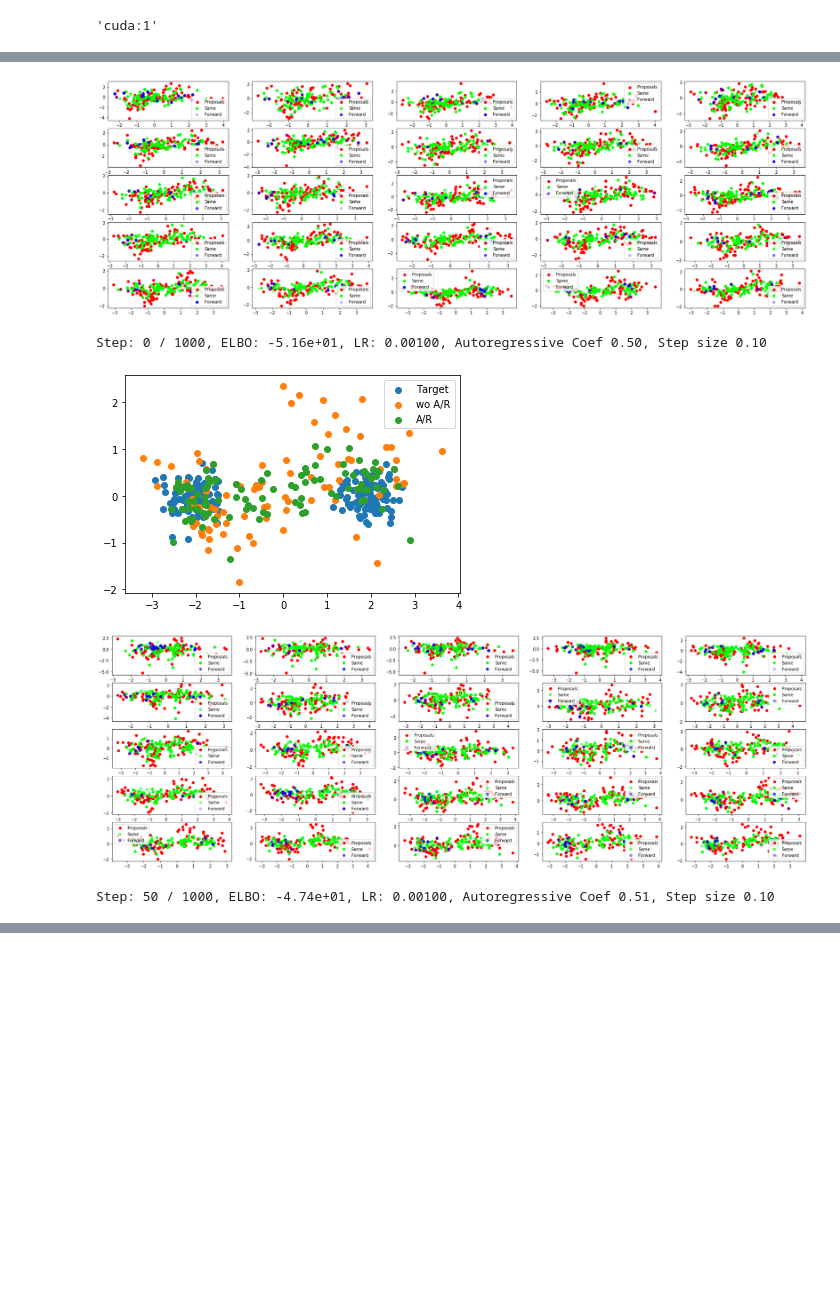
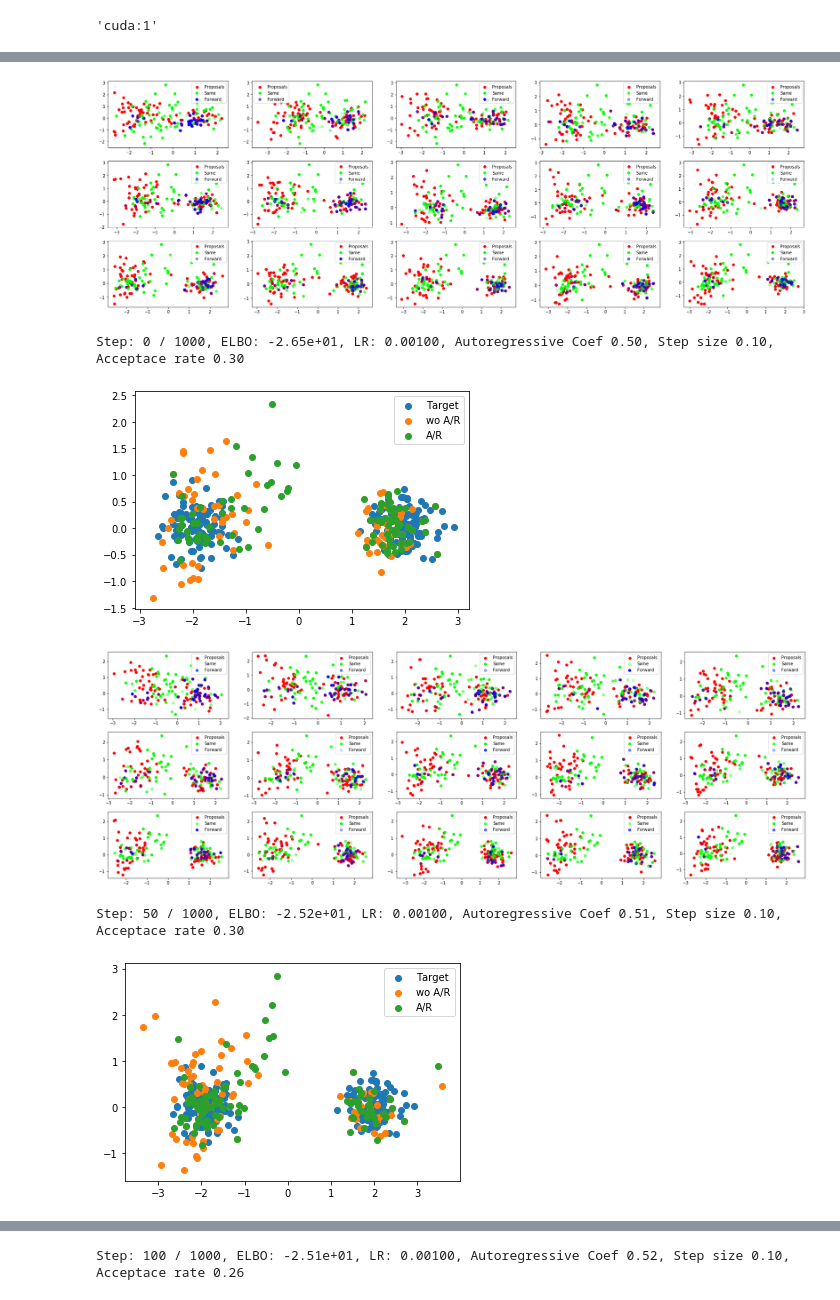
Before and after one commit to nkotelevskii/l2hmc_pytorch, a Jupyter notebook: l2hmc/our_alg-Copy1.ipynb, the cells around one changed output, grey strips where cells are left out. Saved outputs shown, nothing was run; the diff lists cells and outputs as text; code cells hidden in the pictures; blank space fills up the shorter version.

```diff
--- a/l2hmc/our_alg-Copy1.ipynb
+++ b/l2hmc/our_alg-Copy1.ipynb
@@ -37,8 +37,8 @@ network = Net
 # %%
 x_dim = 2  # dimensionality of data
 T = 3 # num of leapfrogs
-K = 25
-eps = 0.1
+K = 15
+eps = 0.1 #0.15
 
 mu = np.zeros(2,)
 mu = torch.tensor(mu, dtype=torch.float32).to(device)
@@ -57,7 +57,7 @@ pis = np.array([0.5, 0.5])
 distribution = GMM(mus, covs, pis, device=device)
 # distribution = Gaussian(mu, cov, device=device)
 
-dynamics = Dynamics(x_dim, distribution.get_energy_function(), T=T, eps=eps, net_factory=network, device=device)
+dynamics = Dynamics(x_dim, distribution.get_energy_function(), T=T, eps=eps, net_factory=network, device=device, eps_trainable=False)
 # %%
 S = distribution.get_samples(200)
 plt.title('Strongly Correlated Gaussian (SCG)')
@@ -111,10 +111,10 @@ for t in tqdm(range(n_batches)):
     for k in range(K):
         u = std_normal.sample(p_old.shape)
 #         pdb.set_trace()
-        z_prop, p_prop, log_alpha, z_new, log_jac, directions = propose(x=z_new, dynamics=dynamics,
+        z_prop, p_new_not_ref, log_alpha, z_new, log_jac, directions = propose(x=z_new, dynamics=dynamics,
                                                        init_v=p_new, do_mh_step=True, device=device, our_alg=True, use_barker=True)
         coeff = torch.sigmoid(autoregressive_coeff_logit)
-        p_new = p_prop * coeff + torch.sqrt(1. - coeff**2) * u
+        p_new = p_new_not_ref * coeff + torch.sqrt(1. - coeff**2) * u
         z_new = z_new[0]
 
         sum_log_alpha = sum_log_alpha + log_alpha
@@ -161,7 +161,7 @@ for t in tqdm(range(n_batches)):
         current_lr = None
         for param_group in optim.param_groups:
             current_lr = param_group['lr']
-        print ('Step: %d / %d, ELBO: %.2e, LR: %.5f, Autoregressive Coef %.2f, Step size %.2f' % (t, n_batches, elbo_full, current_lr,
+        print ('Step: %d / %d, ELBO: %.2e, LR: %.5f, Autoregressive Coef %.2f, Step size %.2f, Acceptace rate %.2f' % (t, n_batches, elbo_full, current_lr,
                                                             torch.sigmoid(autoregressive_coeff_logit).cpu().detach().item(),
-                                                              dynamics.alpha.cpu().detach().item()))
+                                                dynamics.alpha.cpu().detach().item(), (z_prop == z_new).to(torch.float32).mean().cpu().detach().numpy()))
 # %% [output]
@@ -169,5 +169,6 @@ for t in tqdm(range(n_batches)):
-[figure, old version]
+[figure, new version]
-Step: 0 / 1000, ELBO: -5.16e+01, LR: 0.00100, Autoregressive Coef 0.50, Step size 0.10
+Step: 0 / 1000, ELBO: -2.65e+01, LR: 0.00100, Autoregressive Coef 0.50, Step size 0.10, Acceptace rate 0.30
-[figure, old version]
+[figure, new version]
-[figure, old version]
+[figure, new version]
-Step: 50 / 1000, ELBO: -4.74e+01, LR: 0.00100, Autoregressive Coef 0.51, Step size 0.10
+Step: 50 / 1000, ELBO: -2.52e+01, LR: 0.00100, Autoregressive Coef 0.51, Step size 0.10, Acceptace rate 0.30
+[figure, added]
@@ -173,0 +176 @@ Step: 50 / 1000, ELBO: -4.74e+01, LR: 0.00100, Autoregressive Coef 0.51, Step si
+Step: 100 / 1000, ELBO: -2.51e+01, LR: 0.00100, Autoregressive Coef 0.52, Step size 0.10, Acceptace rate 0.26
```
Also changed, not shown: parts of 10 cells of this notebook.
